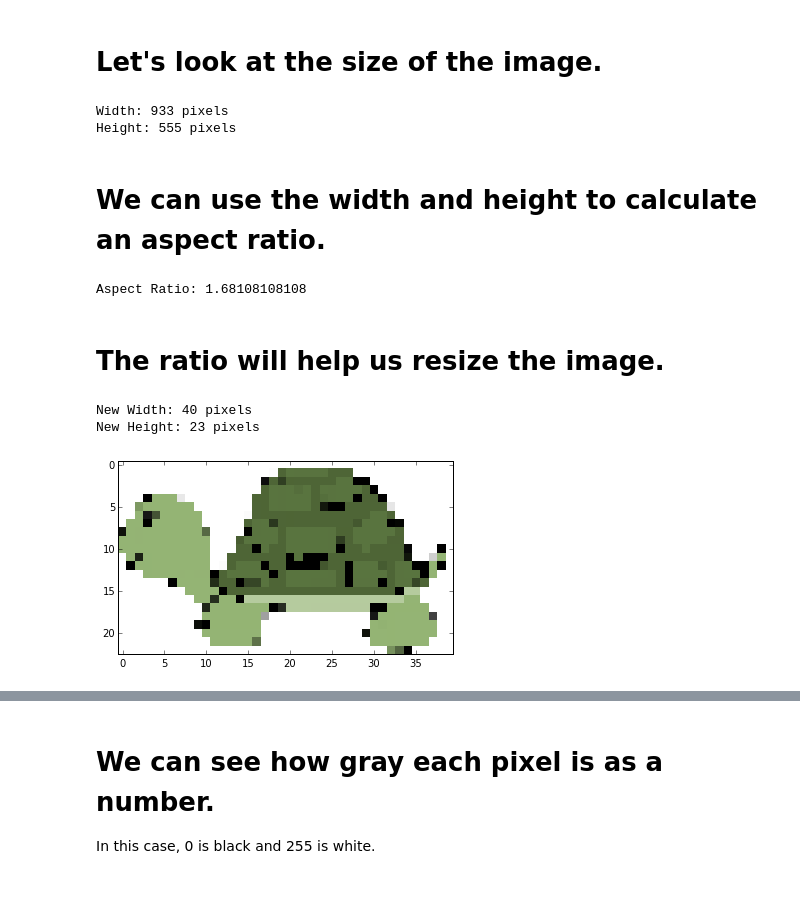
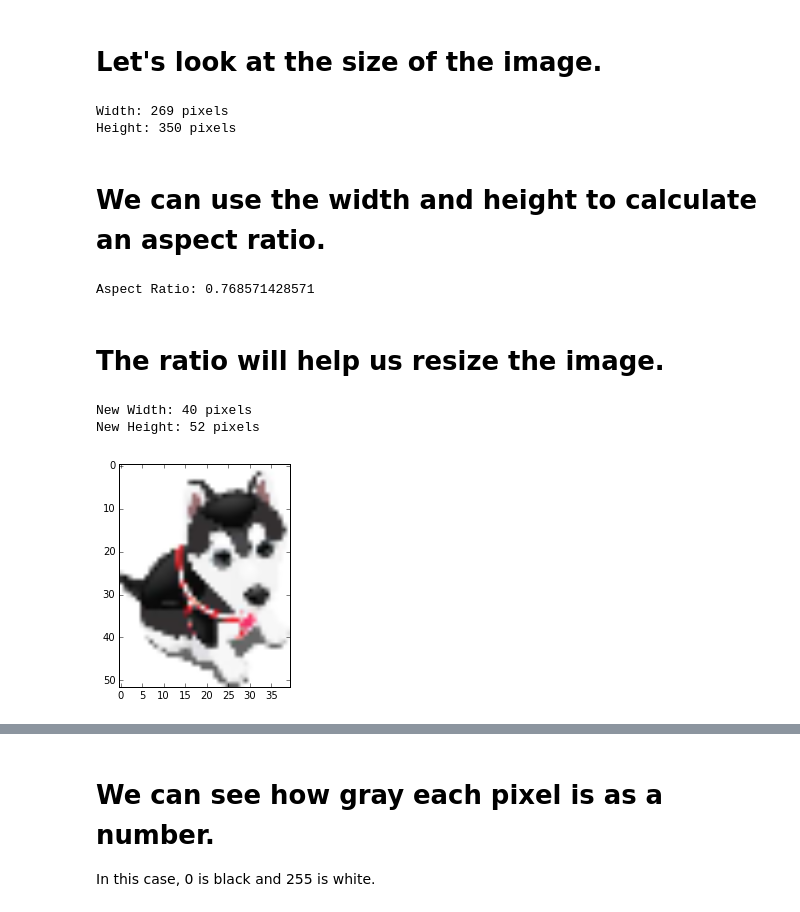
Before and after one commit to codeparkhouston/ascii-art, a Jupyter notebook: ASCII ART.ipynb, the cells around one changed output, grey strips where cells are left out. Drawn from its saved outputs; the diff is of its cells as text; code cells hidden in the pictures.

Commit message:
get_shape to get_size, resize_image no tuple, image_url not interactive

```diff
--- a/ASCII ART.ipynb
+++ b/ASCII ART.ipynb
@@ -37,0 +27,5 @@ show(image)
+# %%
+image_url = 'http://png.clipart.me/previews/a03/puppy-vector-8-39942.jpg'
+# %%
+image = get_image_from_url(image_url)
+show(image)
@@ -38,19 +34,19 @@ show(image)
 # %% [markdown]
 # Let's look at the size of the image.
 # %%
-(original_height, original_width) = get_shape(image)
+(original_height, original_width) = get_size(image)
 print 'Width:', original_width, 'pixels'
 print 'Height:', original_height, 'pixels'
 # %% [output]
-Width: 933 pixels
-Height: 555 pixels
+Width: 269 pixels
+Height: 350 pixels
 # %% [markdown]
 # We can use the width and height to calculate an aspect ratio.
 # %%
 aspect_ratio = original_width/original_height
 print 'Aspect Ratio:', aspect_ratio
 # %% [output]
-Aspect Ratio: 1.68108108108
+Aspect Ratio: 0.768571428571
 # %% [markdown]
 # The ratio will help us resize the image.
 # %%
@@ -61,9 +57,9 @@ print 'New Width:', new_width, 'pixels'
 print 'New Height:', new_height, 'pixels'
 # %% [output]
 New Width: 40 pixels
-New Height: 23 pixels
+New Height: 52 pixels
 # %%
-small_image = resize_image(image, (new_height, new_width))
+small_image = resize_image(image, new_width, new_height)
 show(small_image)
 # %% [output]
-[figure, old version]
+[figure, new version]
```
Also changed, not shown: parts of 13 cells of this notebook, 1 other file.
